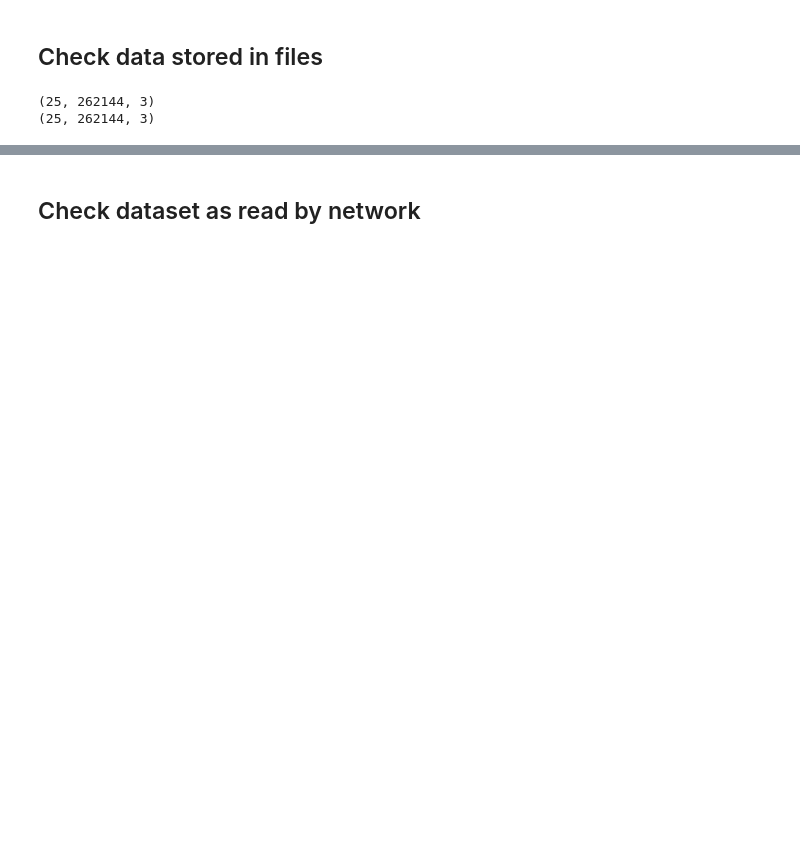
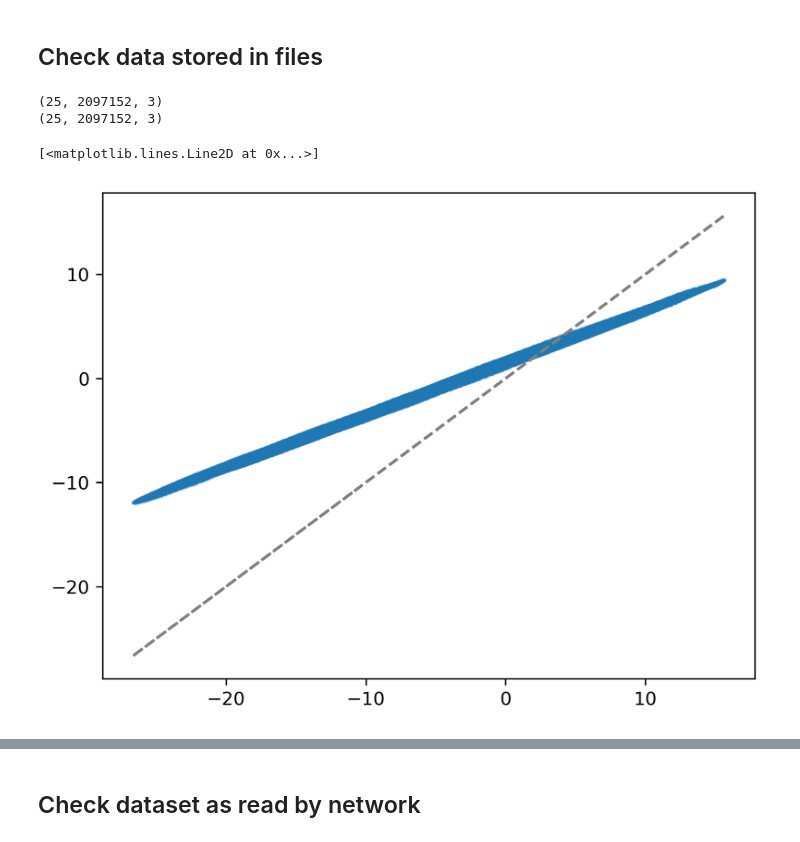
Before and after one commit to florpi/JaxPM, a Jupyter notebook: pm2nbody/notebooks/EDA_data.ipynb, the cells around one changed output, grey strips where cells are left out. Saved outputs shown, nothing was run; the diff lists cells and outputs as text; code cells hidden in the pictures; blank space fills up the shorter version.

```diff
--- a/pm2nbody/notebooks/EDA_data.ipynb
+++ b/pm2nbody/notebooks/EDA_data.ipynb
@@ -18,8 +30,8 @@ from read_data import get_data, load_datasets
 # %% [markdown]
 ## Check data stored in files
 # %%
-mesh_lr = 32
-mesh_hr = 64
+mesh_lr = 64
+mesh_hr = 128
 data_dir = Path(f"/n/holystore01/LABS/itc_lab/Users/ccuestalazaro/pm2nbody/data/matched_{mesh_lr}_{mesh_hr}/")
 box_size = 256.0
 n_sims = 1
@@ -39,5 +51,22 @@ pos_lr, vel_lr, pot_lr = get_data(
 print(pos_hr.shape)
 print(pos_lr.shape)
 # %% [output]
-(25, 262144, 3)
-(25, 262144, 3)
+(25, 2097152, 3)
+(25, 2097152, 3)
+# %%
+plt.scatter(
+    pot_lr[0].flatten(),#*norm,
+    pot_hr[0].flatten(),
+    marker='o',
+    s=1,
+    alpha=0.1
+)
+plt.plot(
+    pot_lr[0].flatten(),
+    pot_lr[0].flatten(),
+    linestyle='dashed',
+    color='gray',
+)
+# %% [output]
+[<matplotlib.lines.Line2D at 0x...>]
+[figure, added]
```
Also changed, not shown: parts of 19 cells of this notebook, 4 other files.
